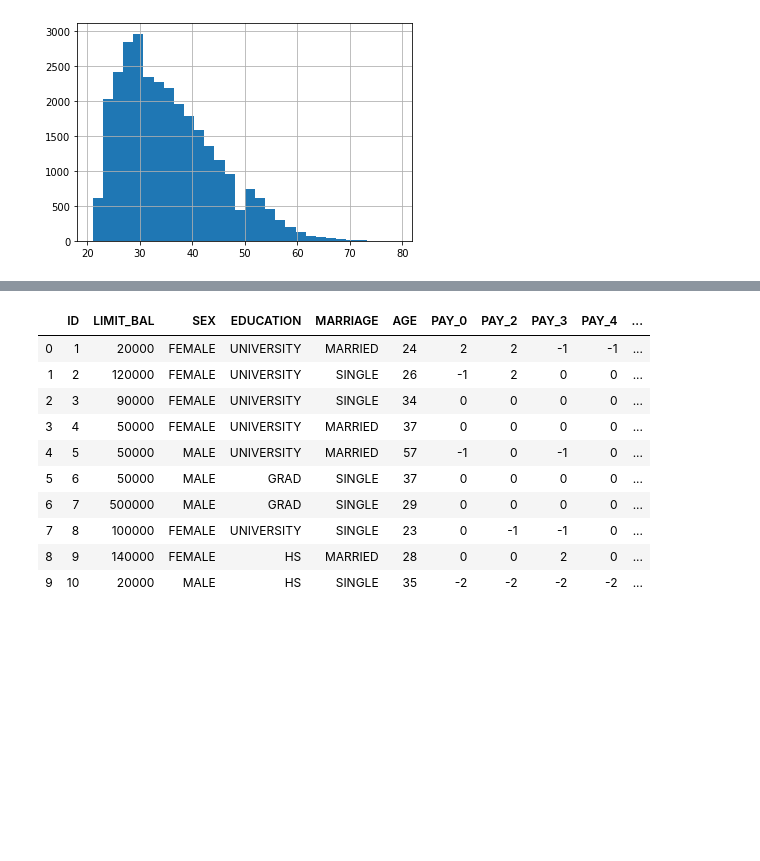
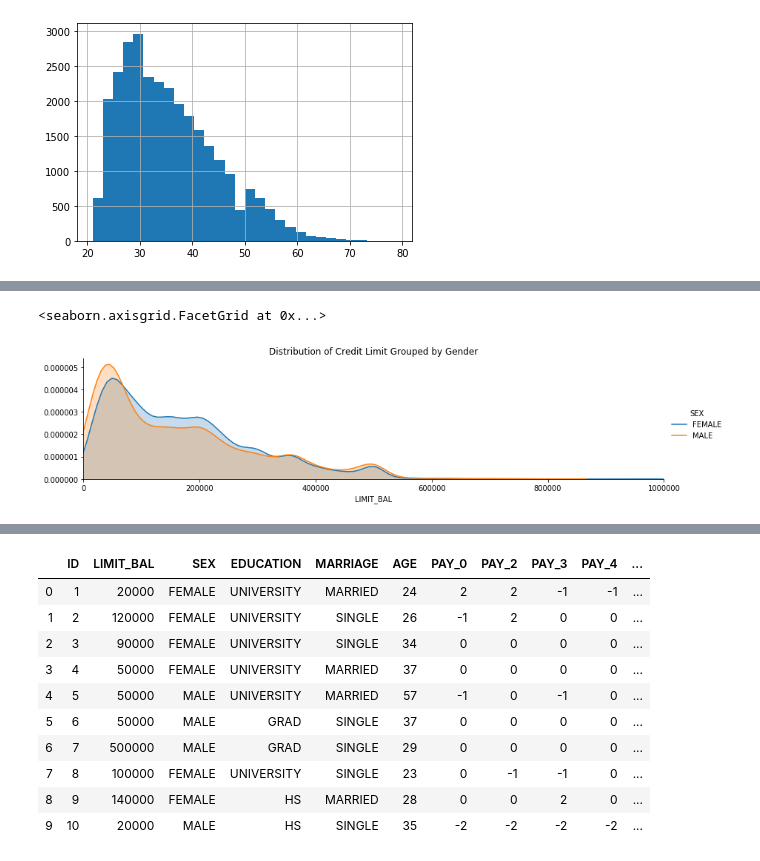
Before and after one commit to blingenfelder/UT_DA, a Jupyter notebook: CreditDefault_EDA.ipynb, the cells around one changed output, grey strips where cells are left out. Cells and saved outputs as stored; diff of their text form; code cells hidden in the pictures; blank space fills up the shorter version.

```diff
--- a/CreditDefault_EDA.ipynb
+++ b/CreditDefault_EDA.ipynb
@@ -187,0 +194,11 @@ credit['AGE'].hist(bins=30)
+# %%
+#Plot distribution of credit limit by gender
+fig = sns.FacetGrid(credit, hue='SEX', aspect=4)
+fig.map(sns.kdeplot, 'LIMIT_BAL', shade=True)
+oldest = credit['LIMIT_BAL'].max()
+fig.set(xlim=(0,oldest))
+fig.set(title='Distribution of Credit Limit Grouped by Gender')
+fig.add_legend()
+# %% [output]
+<seaborn.axisgrid.FacetGrid at 0x...>
+[figure, added]
```
Also changed, not shown: parts of 3 cells of this notebook.
